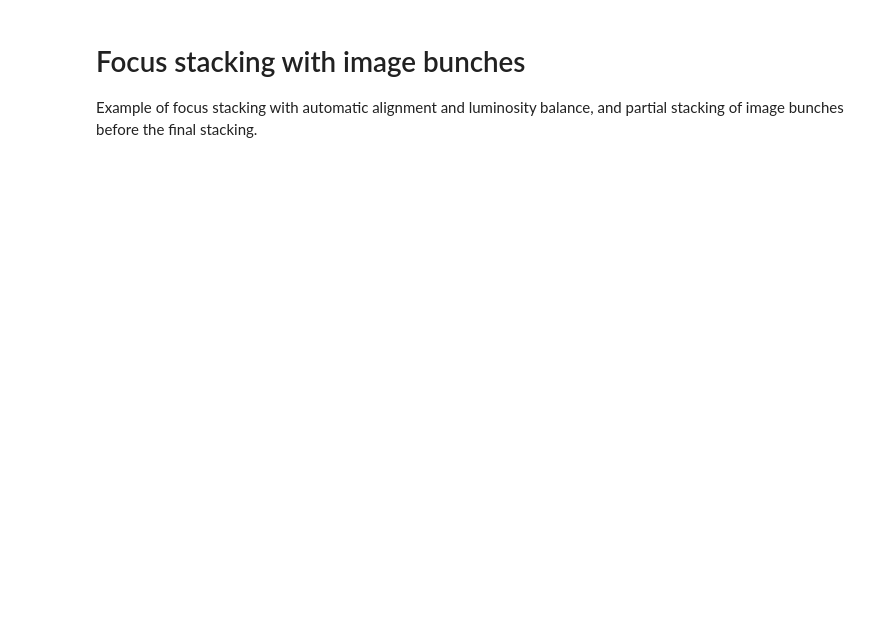
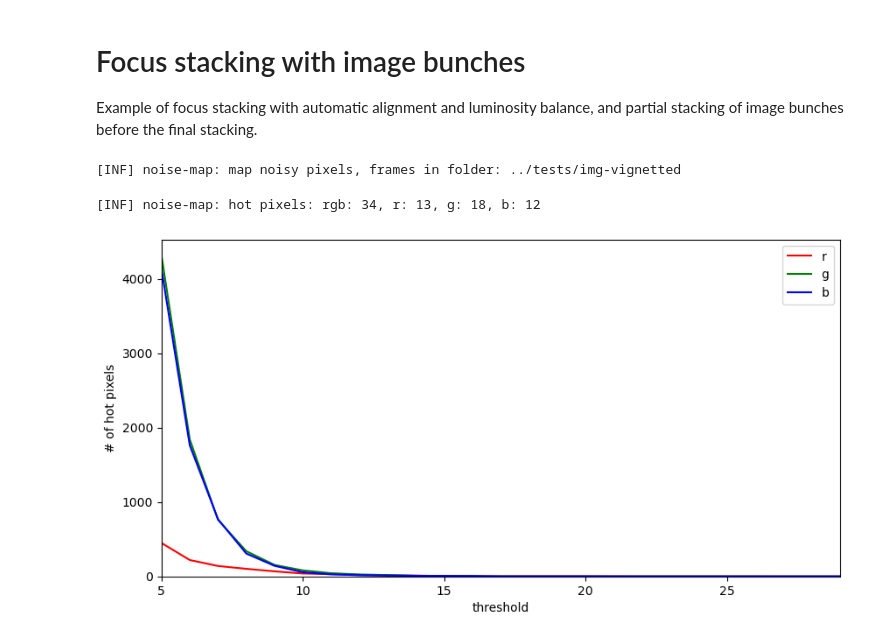
Before and after one commit to lucalista/shinestacker, a Jupyter notebook: examples/focus-stack-1.ipynb, the cells around one changed output. Saved outputs shown, nothing was run; the diff lists cells and outputs as text; code cells hidden in the pictures; blank space fills up the shorter version.

```diff
--- a/examples/focus-stack-1.ipynb
+++ b/examples/focus-stack-1.ipynb
@@ -6,5 +8,9 @@ Example of focus stacking with automatic alignment and luminosity balance, and p
 from focus_stack import *
 # %%
-job = StackJob("job", "E:/Focus stacking/2025-04-21 - Hemiptera")
-job.add_action(NoiseDetection("noise-map", input_path=["J/src"]))
+job = StackJob("job", "../tests")
+job.add_action(NoiseDetection("noise-map", input_path=["img-vignetted"]))
 job.run()
+# %% [output]
+[INF] noise-map: map noisy pixels, frames in folder: ../tests/img-vignetted
+[INF] noise-map: hot pixels: rgb: 34, r: 13, g: 18, b: 12
+[figure, added]
```
Also changed, not shown: parts of 4 cells of this notebook.
